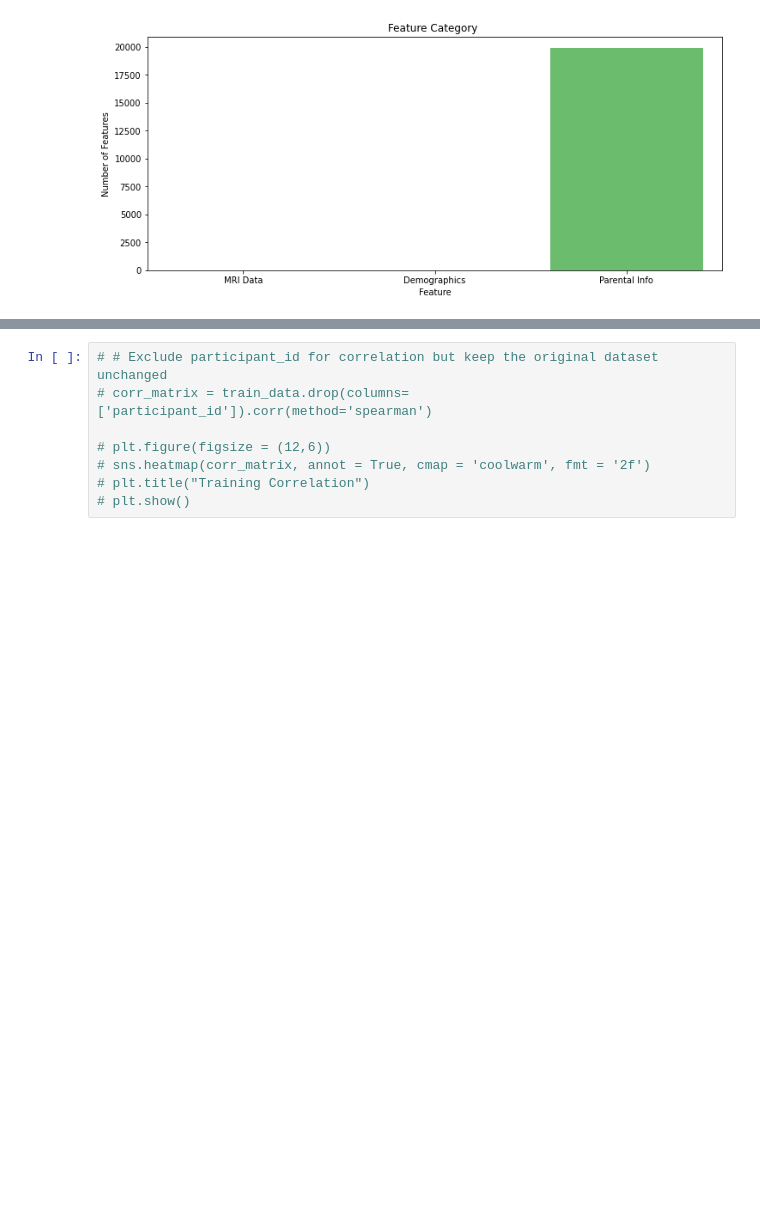
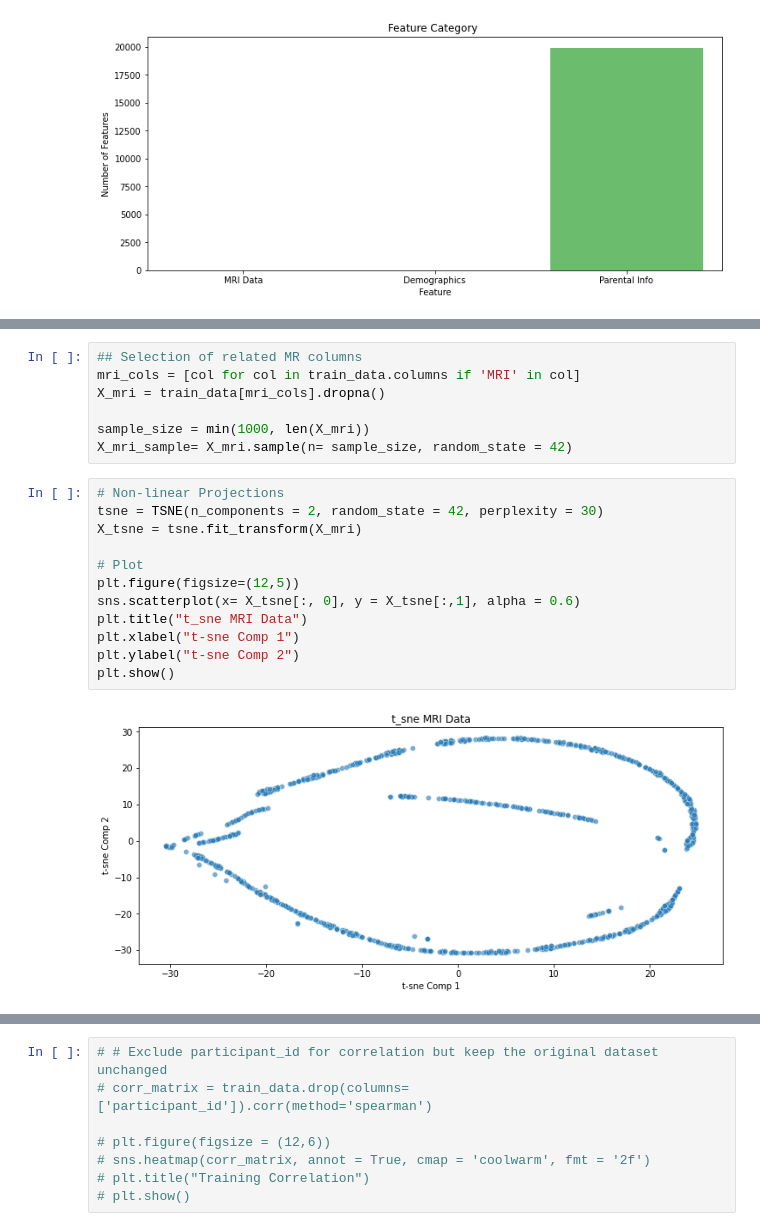
Before and after one commit to Edna722/WIDS-Datathon, a Jupyter notebook: wids.ipynb, the cells around one changed output, grey strips where cells are left out. Cells and saved outputs as stored; diff of their text form; blank space fills up the shorter version.

Commit message:
Visualizations

```diff
--- a/wids.ipynb
+++ b/wids.ipynb
@@ -300,0 +317,21 @@ Passing `palette` without assigning `hue` is deprecated and will be removed in v
+# %%
+## Selection of related MR columns
+mri_cols = [col for col in train_data.columns if 'MRI' in col]
+X_mri = train_data[mri_cols].dropna()
+
+sample_size = min(1000, len(X_mri))
+X_mri_sample= X_mri.sample(n= sample_size, random_state = 42)
+# %%
+# Non-linear Projections
+tsne = TSNE(n_components = 2, random_state = 42, perplexity = 30)
+X_tsne = tsne.fit_transform(X_mri)
+
+# Plot
+plt.figure(figsize=(12,5))
+sns.scatterplot(x= X_tsne[:, 0], y = X_tsne[:,1], alpha = 0.6)
+plt.title("t_sne MRI Data")
+plt.xlabel("t-sne Comp 1")
+plt.ylabel("t-sne Comp 2")
+plt.show()
+# %% [output]
+[figure, added]
```
Also changed, not shown: parts of 11 cells of this notebook.
